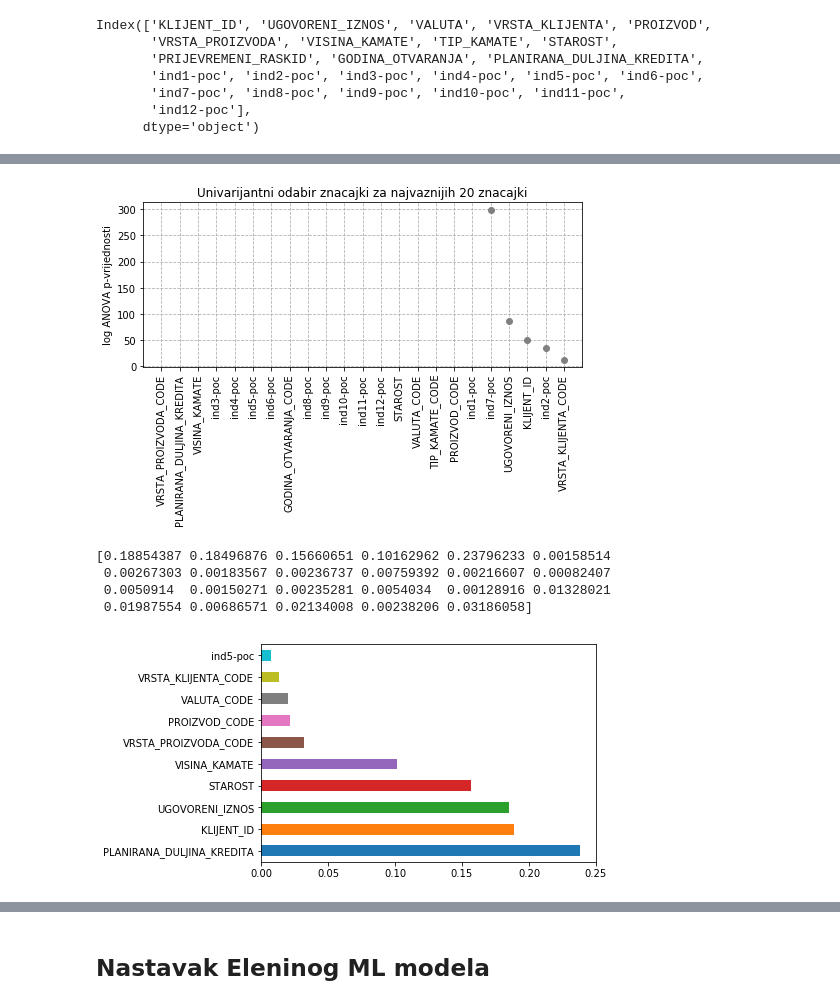
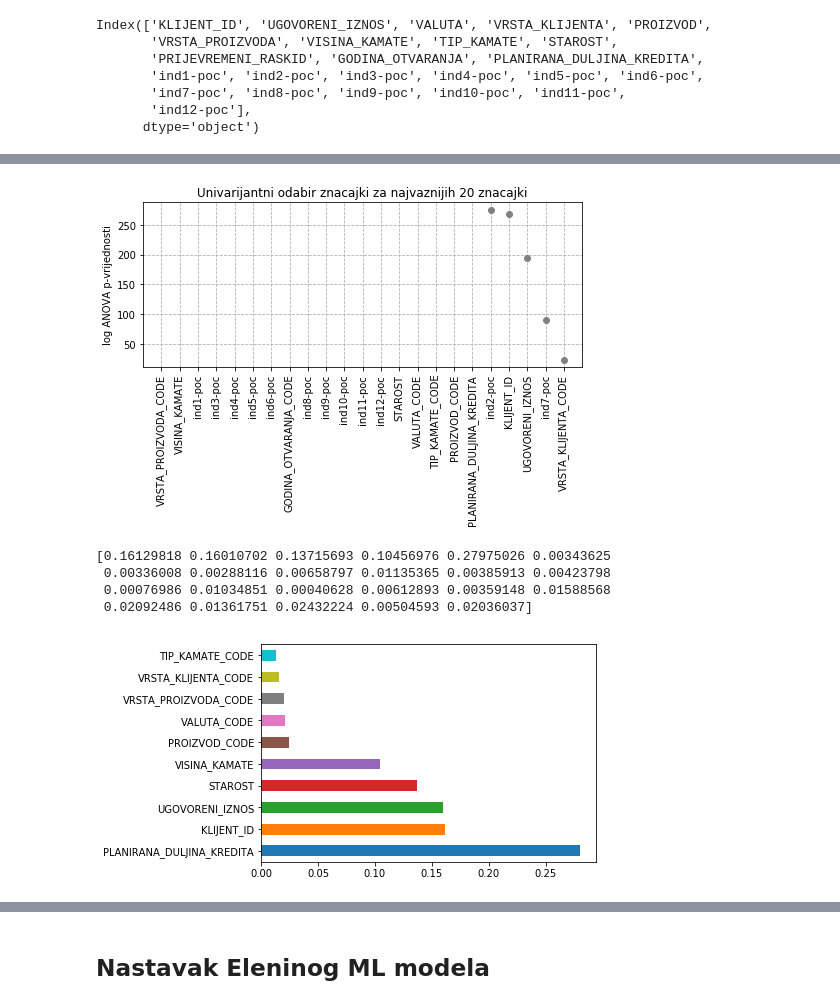
Before and after one commit to drajsel/Outliers, a Jupyter notebook: features.ipynb, the cells around one changed output, grey strips where cells are left out. Drawn from its saved outputs; the diff is of its cells as text; code cells hidden in the pictures.

```diff
--- a/features.ipynb
+++ b/features.ipynb
@@ -80,8 +79,8 @@ df.shape
 <h1> Makroekonomski indikatori </h1
 # %%
 # Čitam tablicu ekonomskih indikatora
-# econ = pd.read_excel('./data/external/ekonomski_indikatori.xlsx')
-econ = pd.read_excel('ekonomski_indikatori.xlsx')
+econ = pd.read_excel('./data/external/ekonomski_indikatori.xlsx')
+#econ = pd.read_excel('ekonomski_indikatori.xlsx')
 
 econ.dropna(thresh=int(econ.shape[1] * .9), axis = 0, inplace = True)
 column_names = econ.columns
@@ -254,7 +253,7 @@ Index(['KLIJENT_ID', 'UGOVORENI_IZNOS', 'VALUTA', 'VRSTA_KLIJENTA', 'PROIZVOD',
 # %%
 ## ENKODIRANJE
 X = df_merged[['KLIJENT_ID', 'UGOVORENI_IZNOS', 'VALUTA', 'VRSTA_KLIJENTA', 'PROIZVOD',
-       'VRSTA_PROIZVODA', 'TIP_KAMATE', 'STAROST',
+       'VRSTA_PROIZVODA', 'TIP_KAMATE', 'STAROST', 'PRIJEVREMENI_RASKID',
        'VISINA_KAMATE', 'PLANIRANA_DULJINA_KREDITA', 'GODINA_OTVARANJA',
        'ind1-poc', 'ind2-poc', 'ind3-poc', 'ind4-poc', 'ind5-poc', 'ind6-poc',
        'ind7-poc', 'ind8-poc', 'ind9-poc', 'ind10-poc', 'ind11-poc',
@@ -295,13 +294,13 @@ combined['GODINA_OTVARANJA_CODE'] = lb_make.fit_transform(combined['GODINA_OTVAR
 del combined['GODINA_OTVARANJA']
 combined.drop(dumm.columns, axis = 1, inplace = True)
 
-dumm = pd.get_dummies(X['VRSTA_PROIZVODA'])
+dumm = pd.get_dummies(combined['VRSTA_PROIZVODA'])
 combined = pd.concat([combined,dumm],axis = 1)
 combined['VRSTA_PROIZVODA_CODE'] = lb_make.fit_transform(combined['VRSTA_PROIZVODA'])
 del combined['VRSTA_PROIZVODA']
 combined.drop(dumm.columns, axis = 1, inplace = True)
 
-dumm = pd.get_dummies(X['PRIJEVREMENI_RASKID'])
+dumm = pd.get_dummies(combined['PRIJEVREMENI_RASKID'])
 combined = pd.concat([combined,dumm],axis = 1)
 combined['PRIJEVREMENI_RASKID_CODE'] = lb_make.fit_transform(combined['PRIJEVREMENI_RASKID'])
 del combined['PRIJEVREMENI_RASKID']
@@ -355,37 +363,37 @@ X = imputed_df
 from sklearn.feature_selection import SelectKBest, f_classif
 from sklearn.model_selection import train_test_split
 from sklearn.feature_selection import chi2
 
 
 train_set, test_set = train_test_split(X, test_size=0.20, random_state=42)
 
-X_train = train_set.drop('PRIJEVREMENI_RASKID',axis=1)
-y_train = train_set['PRIJEVREMENI_RASKID']
+X_train = train_set.drop('PRIJEVREMENI_RASKID_CODE',axis=1)
+y_train = train_set['PRIJEVREMENI_RASKID_CODE']
 
 k_best = 20
 selector = SelectKBest(f_classif, k=k_best)
 selector.fit(X_train, y_train)
 scores = -np.log10(selector.pvalues_)
 indices = np.argsort(scores)[::-1] # Vrati indekse koji sortiraju polje (obratno)
 
 plt.figure(figsize=(7,5))
 
 plt.plot(range(X_train.shape[1]), scores[indices], 'o', color='gray')
 
 plt.title('Univarijantni odabir znacajki za najvaznijih 20 znacajki')
 plt.ylabel('log ANOVA p-vrijednosti')
 plt.xlim([-1, X_train.shape[1]])
-plt.xticks(range(X_train.shape[1]), train_set.drop('PRIJEVREMENI_RASKID',axis=1).columns.values[indices], rotation=90)
+plt.xticks(range(X_train.shape[1]), train_set.drop('PRIJEVREMENI_RASKID_CODE',axis=1).columns.values[indices], rotation=90)
 plt.vlines(k_best-0.5, 0, np.max(scores), color='red', linestyle='--')
 plt.grid(True,linestyle='--')
 plt.tight_layout()
 
 # Hack za bojanje noise znacajki u crveno
 [ i.set_color("red") for i in plt.gca().get_xticklabels() if i.get_text()[:5] == 'noise' ]
 
 plt.show()
 # %% [output]
-[figure, old version]
+[figure, new version]
 # %%
 from sklearn.feature_selection import SelectKBest
 from sklearn.feature_selection import chi2
@@ -404,11 +412,11 @@ feat_importances = pd.Series(model.feature_importances_, index=X.columns)
 feat_importances.nlargest(10).plot(kind='barh')
 plt.show()
 # %% [output]
-[0.18854387 0.18496876 0.15660651 0.10162962 0.23796233 0.00158514
- 0.00267303 0.00183567 0.00236737 0.00759392 0.00216607 0.00082407
- 0.0050914  0.00150271 0.00235281 0.0054034  0.00128916 0.01328021
- 0.01987554 0.00686571 0.02134008 0.00238206 0.03186058]
+[0.16129818 0.16010702 0.13715693 0.10456976 0.27975026 0.00343625
+ 0.00336008 0.00288116 0.00658797 0.01135365 0.00385913 0.00423798
+ 0.00076986 0.01034851 0.00040628 0.00612893 0.00359148 0.01588568
+ 0.02092486 0.01361751 0.02432224 0.00504593 0.02036037]
-[figure, old version]
+[figure, new version]
 # %%
 from sklearn.feature_selection import SelectKBest
 from sklearn.feature_selection import chi2
```
Also changed, not shown: parts of 35 cells of this notebook, 1 other file.
